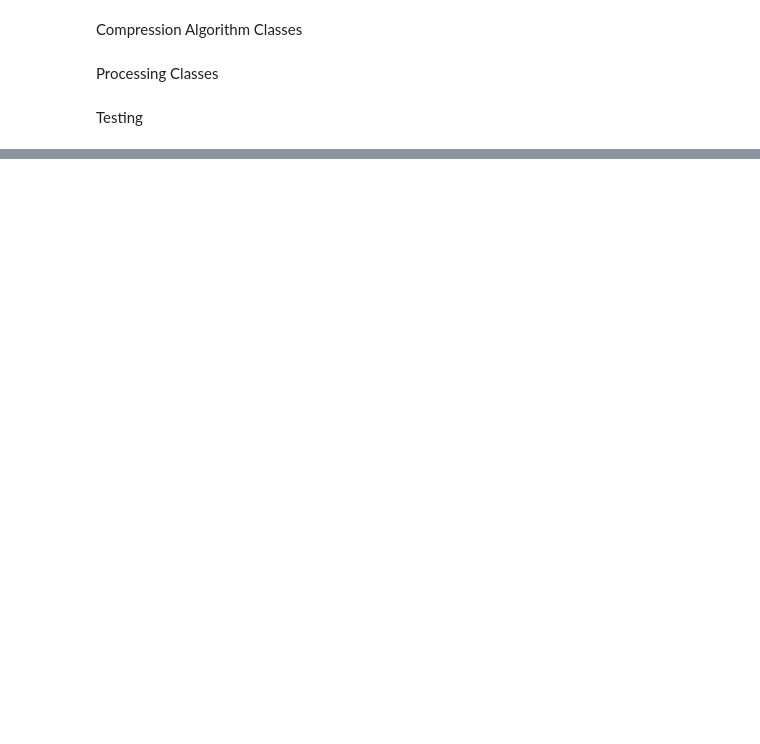
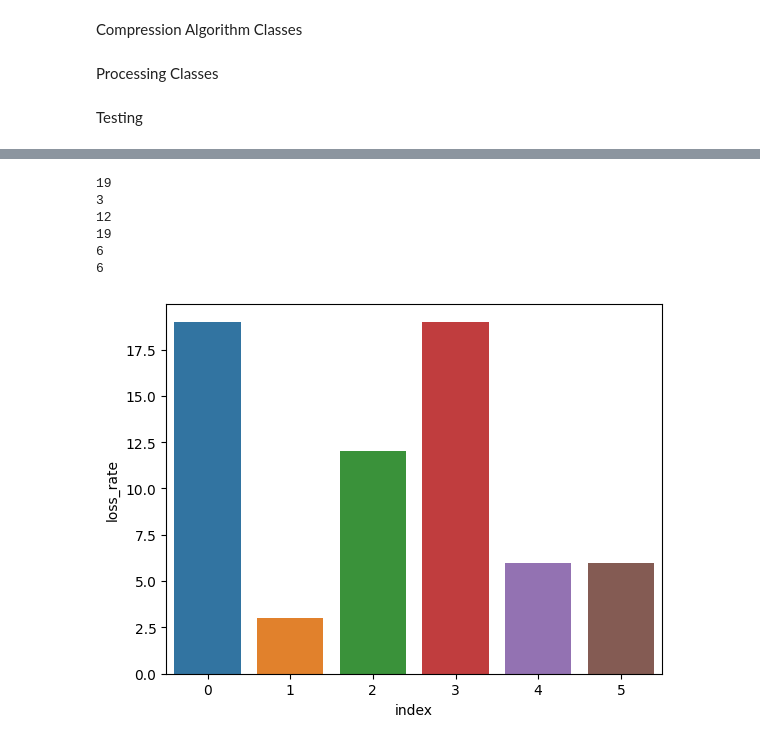
Before and after one commit to BuryatyaTut/STIL_internship, a Jupyter notebook: notebooks/Platform realization.ipynb, the cells around one changed output, grey strips where cells are left out. Cells and saved outputs as stored; diff of their text form; code cells hidden in the pictures; blank space fills up the shorter version.

```diff
--- a/notebooks/Platform realization.ipynb
+++ b/notebooks/Platform realization.ipynb
@@ -81,11 +84,11 @@ class Platform:
 
     def get_compression_rate(self, compressed_table):
         print("I am dummy: ", inspect.currentframe().f_code.co_name)
-        return 100
+        return random.randint(0, 100)
 
     def get_loss_rate(self, table):
         print("I am dummy: ", inspect.currentframe().f_code.co_name)
-        return 0.0
+        return random.randint(0, 20)
 # %%
 def json_platform(config_path):
     with open(config_path, 'r') as f:
@@ -180,13 +183,15 @@ class DummyProcessing(Processing):
 # %% [markdown]
 Testing
 # %%
-Algos = [DummyCompressionAlgorithm()]
+benchmarks = []
+Algos = [DummyCompressionAlgorithm(), DummyCompressionAlgorithm(), DummyCompressionAlgorithm()]
 Processes = [DummyProcessing(), DummyProcessing()]
 for algo in Algos:
     for proc in Processes:
         a = Platform(algo, proc, "asad/acap/asa.csv")
         a.start("test", logs=True)
         print(a.benchmark)
+        benchmarks.append(a.benchmark)
         print("---------------------")
 # %% [output]
 I am dummy compression
@@ -216,0 +232,30 @@ Function test took 3.0247294902801514 seconds to execute.
+# %%
+import seaborn as sns
+import pandas as pd
+
+def plot_benchmarks(benchmarks, column_name):
+    df = pd.DataFrame(benchmarks)
+    df = df.reset_index()
+    sns.barplot(x='index', y=column_name, data=df)
+
+def plot_scatter(benchmarks, column_name):
+    df = pd.DataFrame(benchmarks)
+    df = df.reset_index()
+    sns.scatterplot(x='index', y=column_name, data=df)
+
+def plot_hist(benchmarks, column_name):
+    df = pd.DataFrame(benchmarks)
+    df = df.reset_index()
+    sns.histplot(x='index', y=column_name, data=df)
+# %%
+plot_benchmarks(benchmarks, "loss_rate")
+for i in benchmarks:
+    print(i["loss_rate"])
+# %% [output]
+19
+3
+12
+19
+6
+6
+[figure, added]
```
Also changed, not shown: parts of 6 cells of this notebook.
